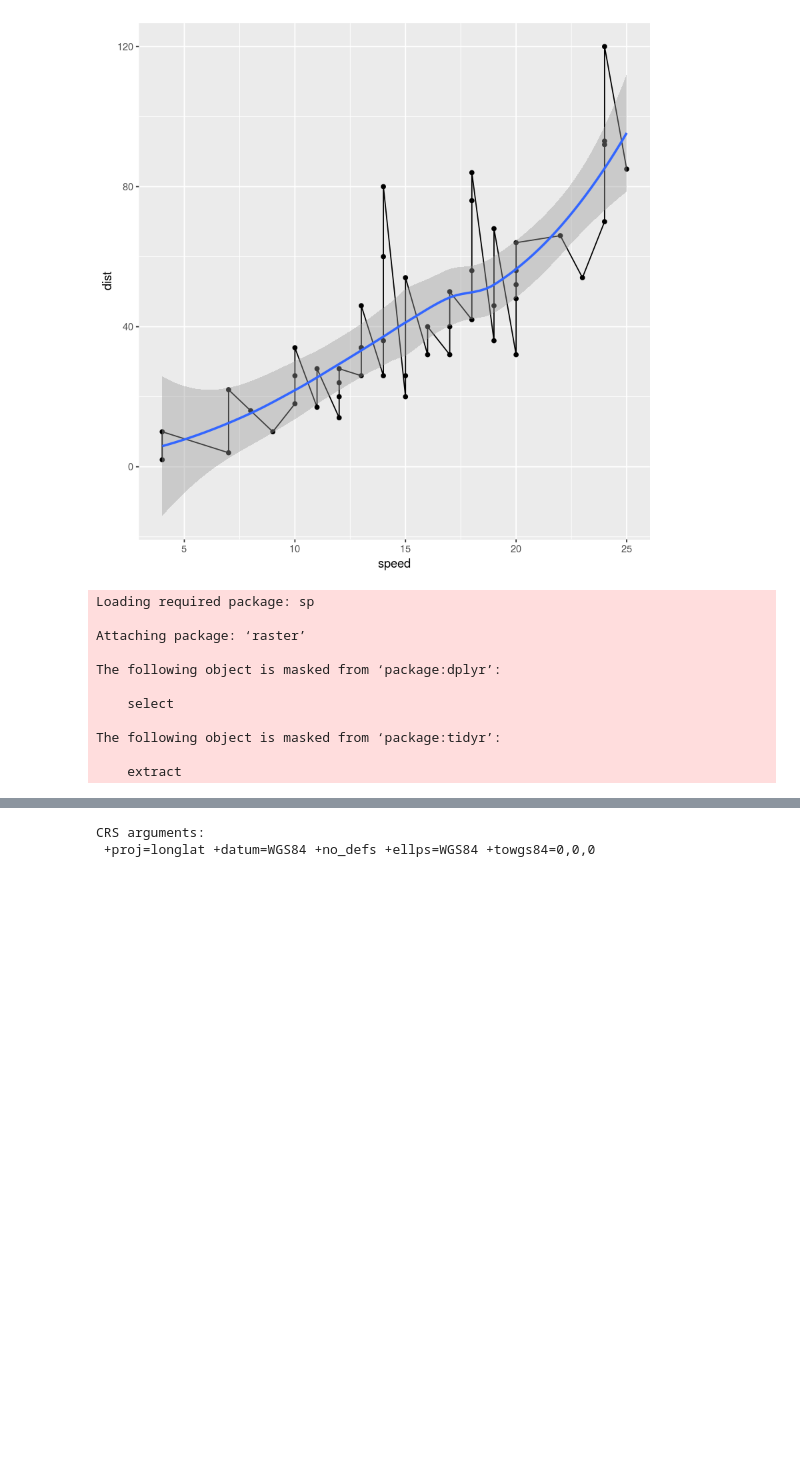
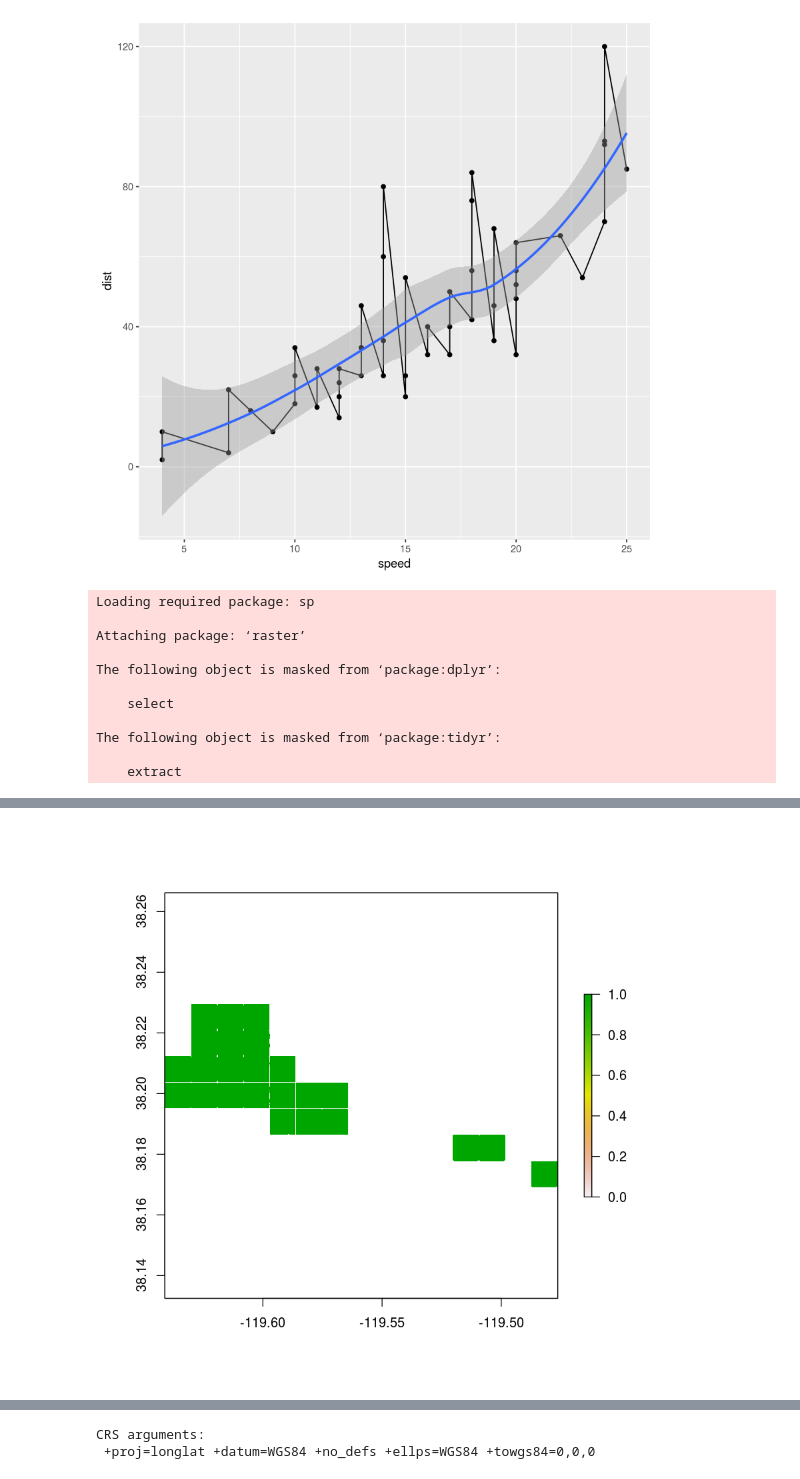
Before and after one commit to ajijohn/planet-snowcover, a Jupyter notebook: pipeline/R-stat.ipynb, the cells around one changed output, grey strips where cells are left out. Cells and saved outputs as stored; diff of their text form; code cells hidden in the pictures; blank space fills up the shorter version.

```diff
--- a/pipeline/R-stat.ipynb
+++ b/pipeline/R-stat.ipynb
@@ -44,0 +47,3 @@ mlp <- raster('/home/ubuntu/s3:::planet-snowcover-analysis:planet-snowcover-2020
+# %%
+#Read the DEM only
+mlp_dem <- raster('/home/ubuntu/s3:::planet-snowcover-experiments:planet-snowcover-2020-03-06-21-21-30-038:planet-snowcover-imagery-dem:20180528_181108_1025_3B_AnalyticMS_SR_clip/preds/20180528_181108_1025_3B_AnalyticMS_SR_clip_merged.tif')
@@ -46,0 +62,4 @@ s <- stack(aso,mlp)
+# %%
+plot(mlp_dem)
+# %% [output]
+[figure, added]
```
Also changed, not shown: parts of 82 cells of this notebook.
